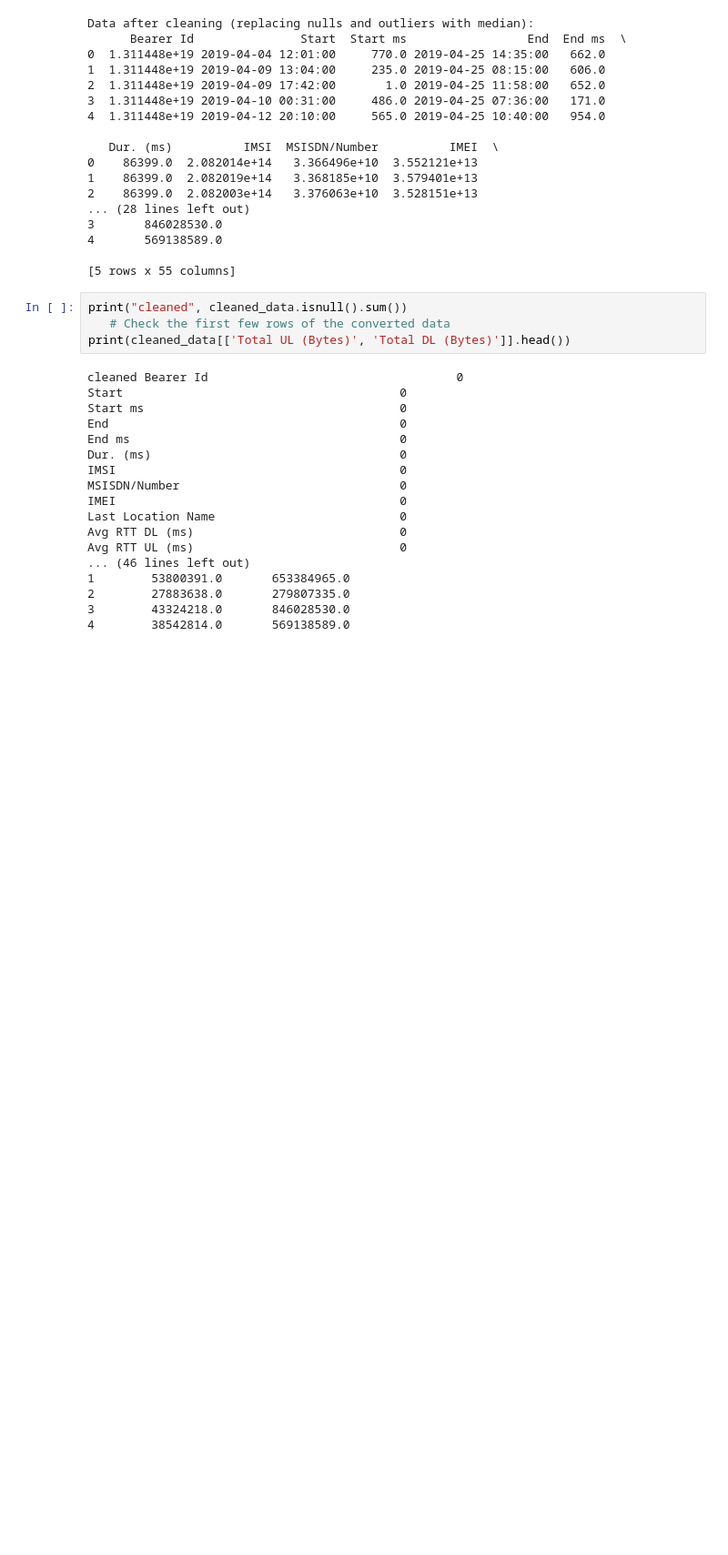
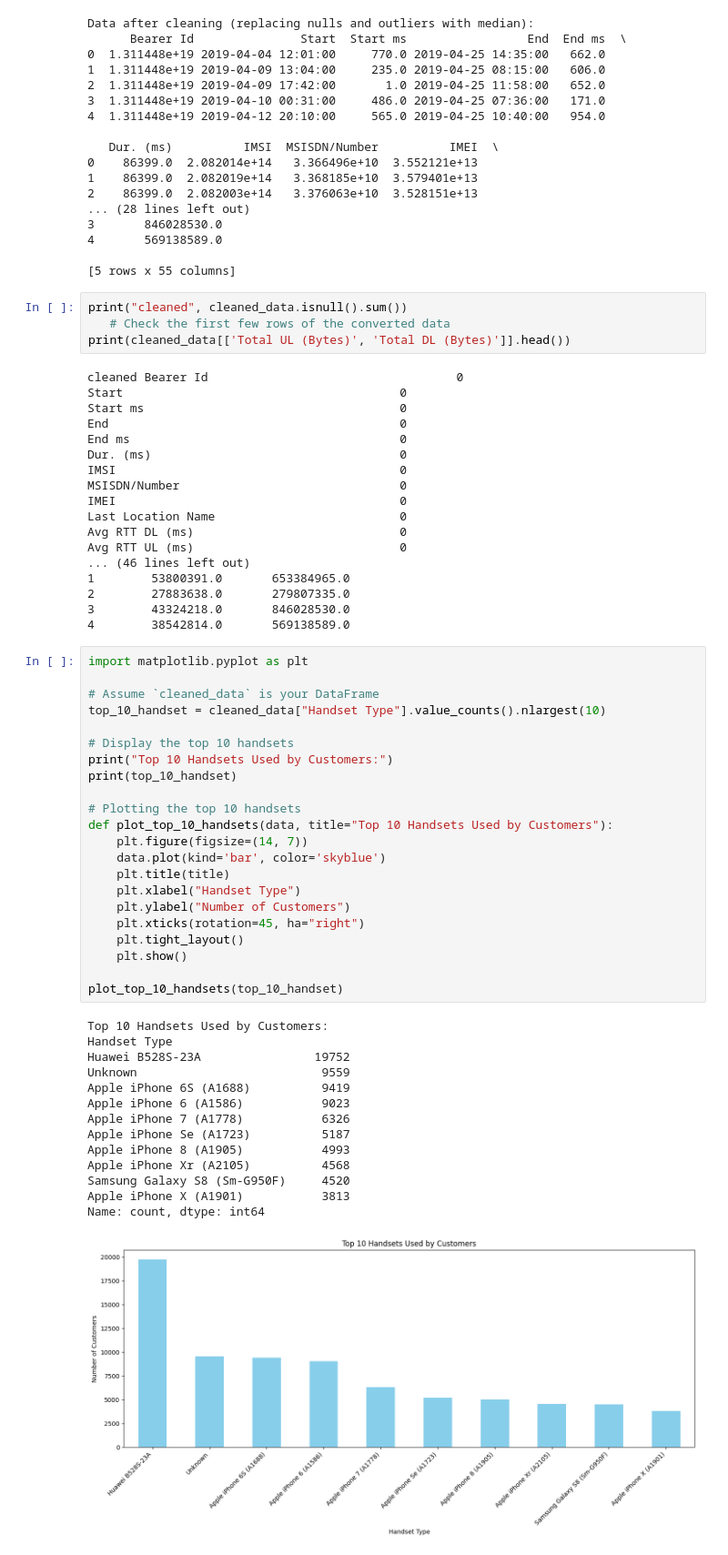
Before and after one commit to Semir1r/KAIM-WEEK-2, a Jupyter notebook: notebooks/telecom_analysis.ipynb, the cells around one changed output. Shown at 91% size. Drawn from its saved outputs; the diff is of its cells as text; blank space fills up the shorter version.

```diff
--- a/notebooks/telecom_analysis.ipynb
+++ b/notebooks/telecom_analysis.ipynb
@@ -160,3 +160,40 @@ Avg RTT UL (ms)                             0
 2        27883638.0       279807335.0
 3        43324218.0       846028530.0
 4        38542814.0       569138589.0
+# %%
+import matplotlib.pyplot as plt
+
+# Assume `cleaned_data` is your DataFrame
+top_10_handset = cleaned_data["Handset Type"].value_counts().nlargest(10)
+
+# Display the top 10 handsets
+print("Top 10 Handsets Used by Customers:")
+print(top_10_handset)
+
+# Plotting the top 10 handsets
+def plot_top_10_handsets(data, title="Top 10 Handsets Used by Customers"):
+    plt.figure(figsize=(14, 7))
+    data.plot(kind='bar', color='skyblue')
+    plt.title(title)
+    plt.xlabel("Handset Type")
+    plt.ylabel("Number of Customers")
+    plt.xticks(rotation=45, ha="right")
+    plt.tight_layout()
+    plt.show()
+
+plot_top_10_handsets(top_10_handset)
+# %% [output]
+Top 10 Handsets Used by Customers:
+Handset Type
+Huawei B528S-23A                19752
+Unknown                          9559
+Apple iPhone 6S (A1688)          9419
+Apple iPhone 6 (A1586)           9023
+Apple iPhone 7 (A1778)           6326
+Apple iPhone Se (A1723)          5187
+Apple iPhone 8 (A1905)           4993
+Apple iPhone Xr (A2105)          4568
+Samsung Galaxy S8 (Sm-G950F)     4520
+Apple iPhone X (A1901)           3813
+Name: count, dtype: int64
+[figure, added]
```
Also changed, not shown: parts of 23 cells of this notebook, 9 other files.
